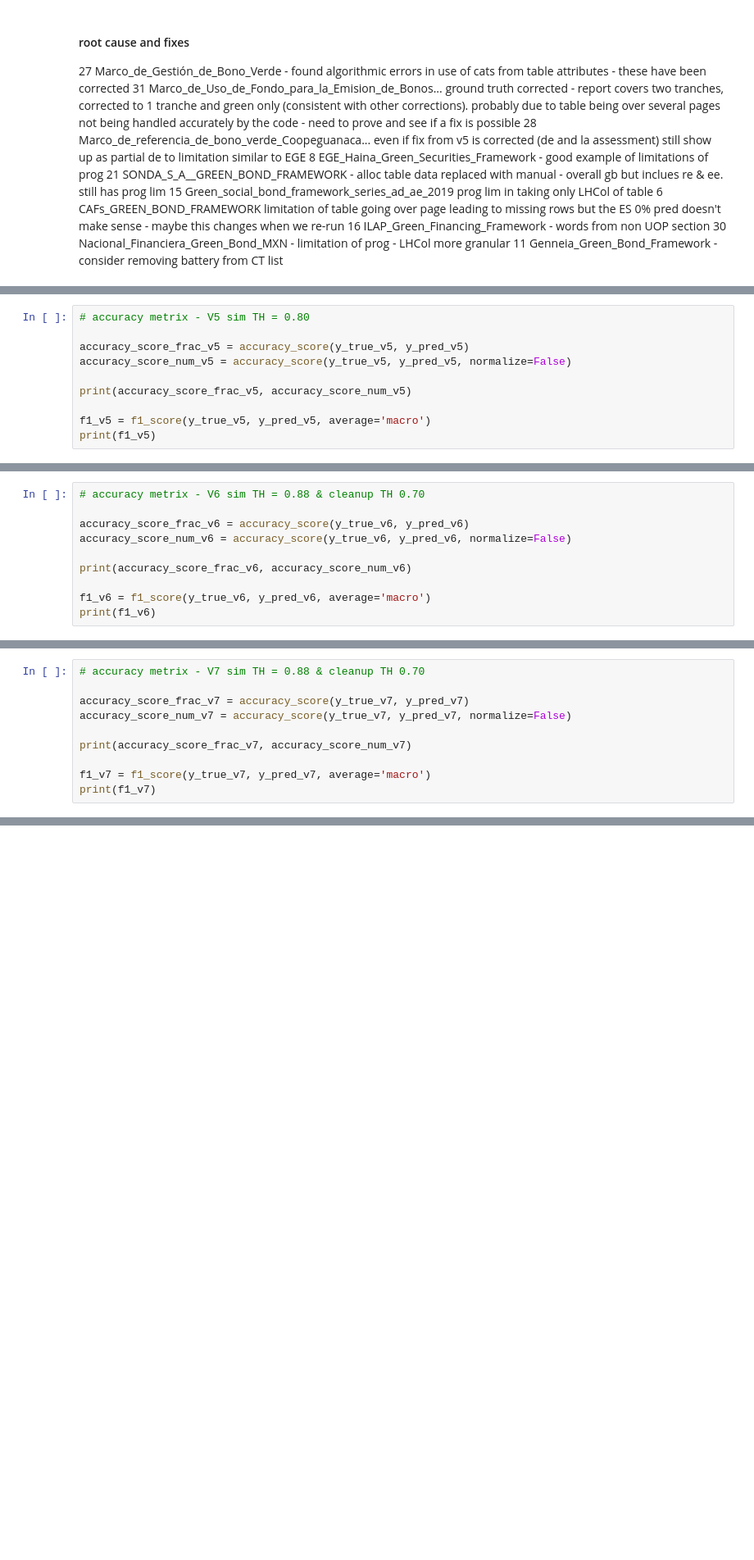
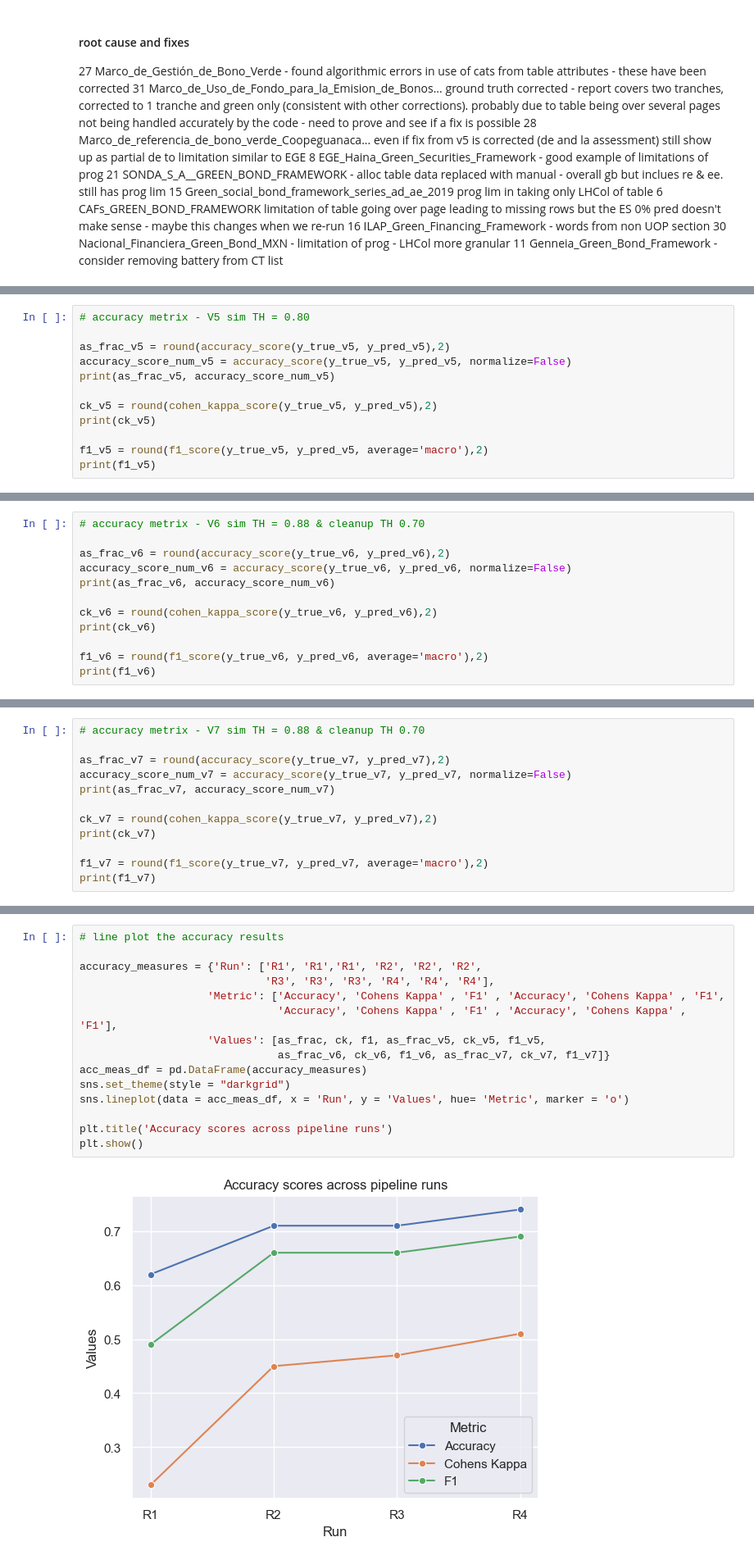
Before and after one commit to emw9805-notabot/ADSCert_project_Watson, a Jupyter notebook: Eval_metrics_V4.ipynb, the cells around one changed output, grey strips where cells are left out. Shown at 82% size. Cells and saved outputs as stored; diff of their text form; blank space fills up the shorter version.

Commit message:
updated accuracy metrics

```diff
--- a/Eval_metrics_V4.ipynb
+++ b/Eval_metrics_V4.ipynb
@@ -626,11 +630,13 @@ print(f1)
 # %%
 # accuracy metrix - V5 sim TH = 0.80
 
-accuracy_score_frac_v5 = accuracy_score(y_true_v5, y_pred_v5)
+as_frac_v5 = round(accuracy_score(y_true_v5, y_pred_v5),2)
 accuracy_score_num_v5 = accuracy_score(y_true_v5, y_pred_v5, normalize=False)
+print(as_frac_v5, accuracy_score_num_v5)
 
-print(accuracy_score_frac_v5, accuracy_score_num_v5)
+ck_v5 = round(cohen_kappa_score(y_true_v5, y_pred_v5),2)
+print(ck_v5)
 
-f1_v5 = f1_score(y_true_v5, y_pred_v5, average='macro')
+f1_v5 = round(f1_score(y_true_v5, y_pred_v5, average='macro'),2)
 print(f1_v5)
 # %% [output]
@@ -639,11 +646,13 @@ print(f1_v5)
 # %%
 # accuracy metrix - V6 sim TH = 0.88 & cleanup TH 0.70
 
-accuracy_score_frac_v6 = accuracy_score(y_true_v6, y_pred_v6)
+as_frac_v6 = round(accuracy_score(y_true_v6, y_pred_v6),2)
 accuracy_score_num_v6 = accuracy_score(y_true_v6, y_pred_v6, normalize=False)
+print(as_frac_v6, accuracy_score_num_v6)
 
-print(accuracy_score_frac_v6, accuracy_score_num_v6)
+ck_v6 = round(cohen_kappa_score(y_true_v6, y_pred_v6),2)
+print(ck_v6)
 
-f1_v6 = f1_score(y_true_v6, y_pred_v6, average='macro')
+f1_v6 = round(f1_score(y_true_v6, y_pred_v6, average='macro'),2)
 print(f1_v6)
 # %% [output]
@@ -652,11 +662,13 @@ print(f1_v6)
 # %%
 # accuracy metrix - V7 sim TH = 0.88 & cleanup TH 0.70
 
-accuracy_score_frac_v7 = accuracy_score(y_true_v7, y_pred_v7)
+as_frac_v7 = round(accuracy_score(y_true_v7, y_pred_v7),2)
 accuracy_score_num_v7 = accuracy_score(y_true_v7, y_pred_v7, normalize=False)
+print(as_frac_v7, accuracy_score_num_v7)
 
-print(accuracy_score_frac_v7, accuracy_score_num_v7)
+ck_v7 = round(cohen_kappa_score(y_true_v7, y_pred_v7),2)
+print(ck_v7)
 
-f1_v7 = f1_score(y_true_v7, y_pred_v7, average='macro')
+f1_v7 = round(f1_score(y_true_v7, y_pred_v7, average='macro'),2)
 print(f1_v7)
 # %% [output]
@@ -665,3 +678,20 @@ print(f1_v7)
+# %%
+# line plot the accuracy results
+
+accuracy_measures = {'Run': ['R1', 'R1','R1', 'R2', 'R2', 'R2',
+                             'R3', 'R3', 'R3', 'R4', 'R4', 'R4'],
+                    'Metric': ['Accuracy', 'Cohens Kappa' , 'F1' , 'Accuracy', 'Cohens Kappa' , 'F1',
+                               'Accuracy', 'Cohens Kappa' , 'F1' , 'Accuracy', 'Cohens Kappa' , 'F1'],
+                    'Values': [as_frac, ck, f1, as_frac_v5, ck_v5, f1_v5,
+                               as_frac_v6, ck_v6, f1_v6, as_frac_v7, ck_v7, f1_v7]}
+acc_meas_df = pd.DataFrame(accuracy_measures)
+sns.set_theme(style = "darkgrid")
+sns.lineplot(data = acc_meas_df, x = 'Run', y = 'Values', hue= 'Metric', marker = 'o')
+
+plt.title('Accuracy scores across pipeline runs')
+plt.show()
+# %% [output]
+[figure, added]
 # %%
 # create a dataset containing results for boxplots - V4 sim TH = 0.65
 
```
Also changed, not shown: parts of 5 cells of this notebook.
